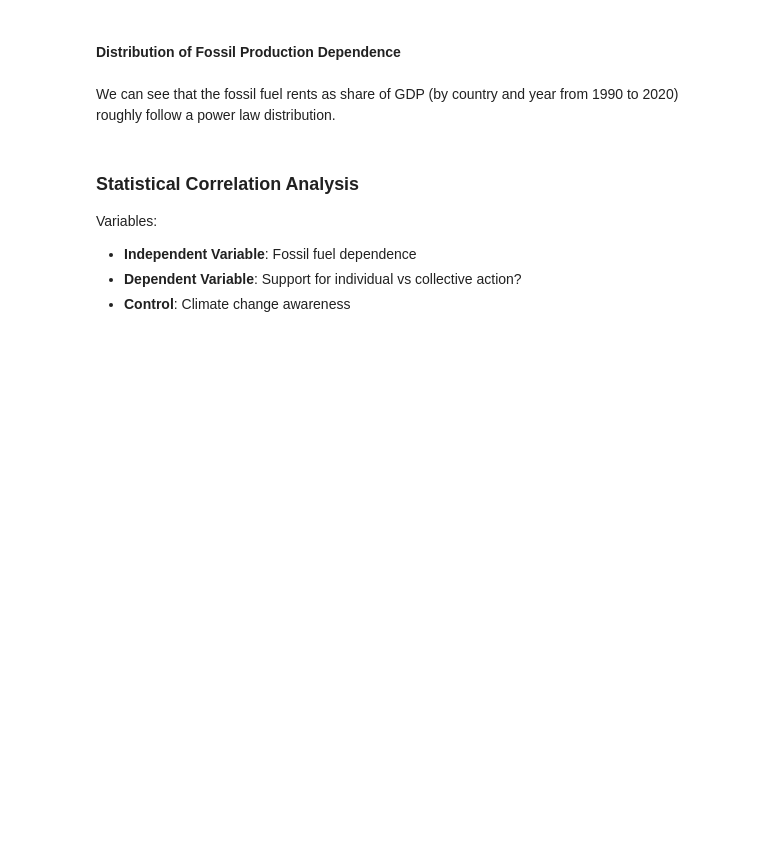
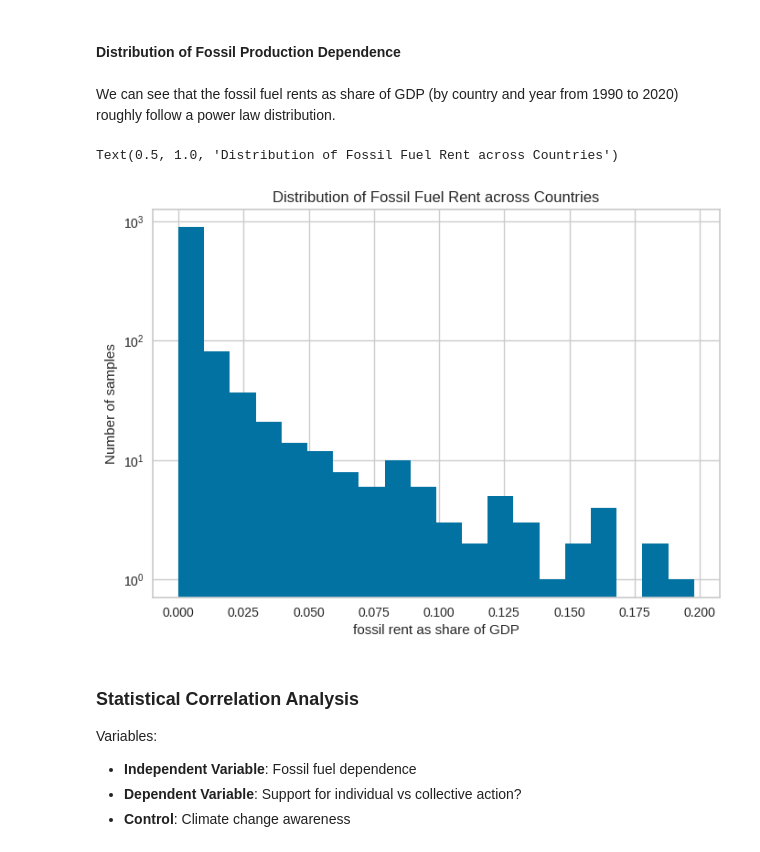
Before and after one commit to Laurin-W/foundations-final-project, a Jupyter notebook: main_notebook.ipynb, the cells around one changed output. Saved outputs shown, nothing was run; the diff lists cells and outputs as text; code cells hidden in the pictures; blank space fills up the shorter version.

```diff
--- a/main_notebook.ipynb
+++ b/main_notebook.ipynb
@@ -423,3 +444,11 @@ fossil_dependence_df['fossil_rent'].hist(bins=20, log=True)
+# %%
+fossil_dependence_df['fossil_rent'].hist(bins=20, log=True)
+plt.xlabel("fossil rent as share of GDP")
+plt.ylabel("Number of samples")
+plt.title('Distribution of Fossil Fuel Rent across Countries')
+# %% [output]
+Text(0.5, 1.0, 'Distribution of Fossil Fuel Rent across Countries')
+[figure, added]
 # %% [markdown]
 ### Statistical Correlation Analysis
 
```
Also changed, not shown: parts of 20 cells of this notebook.
